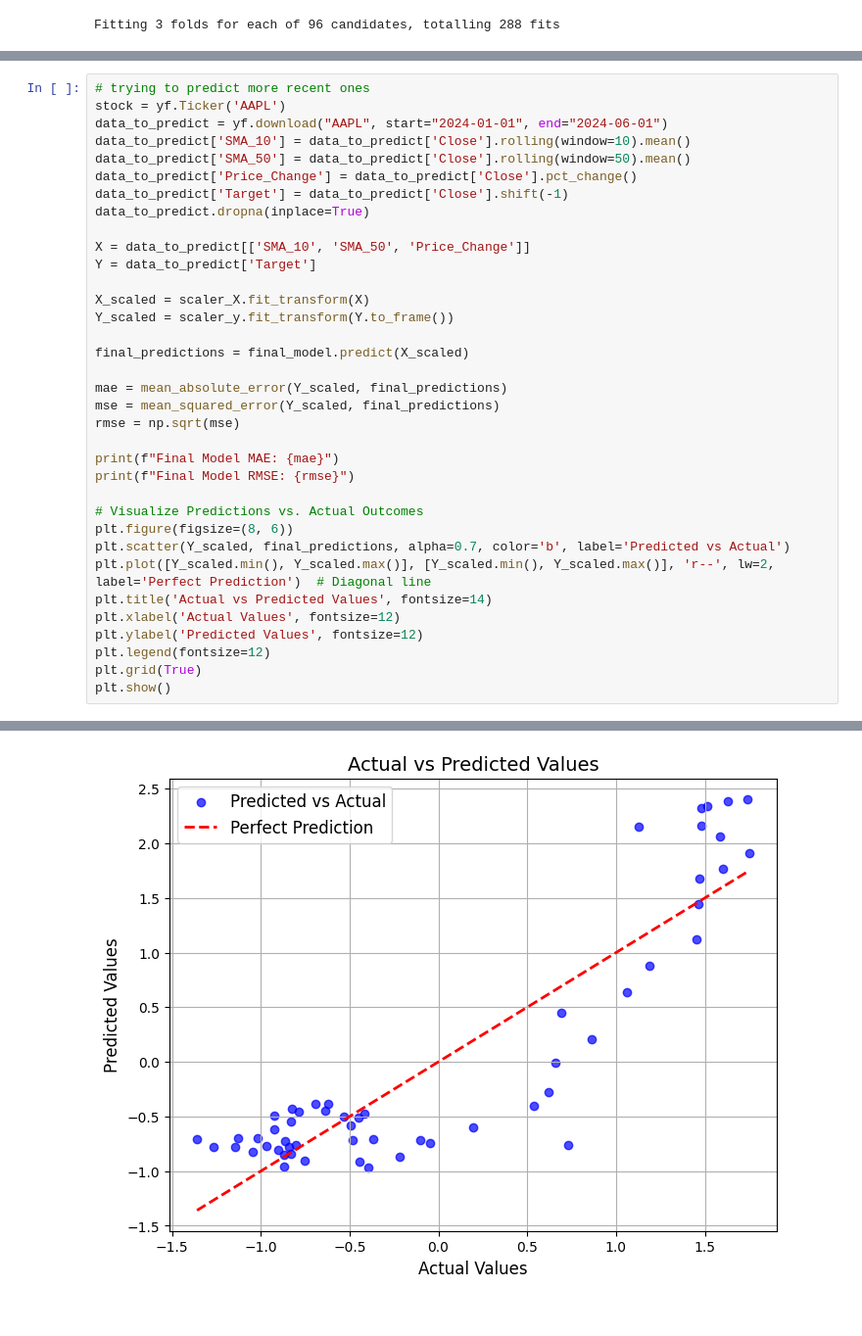
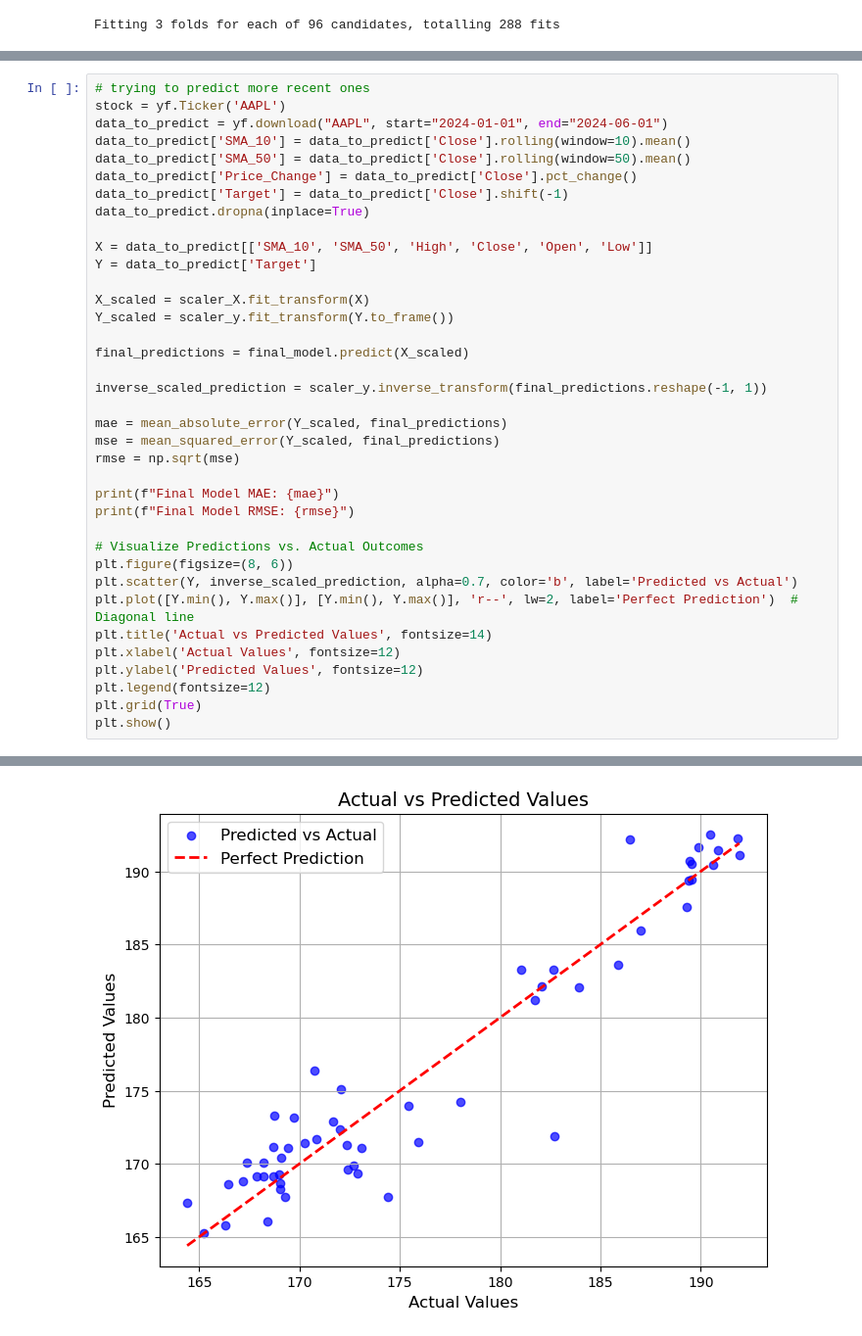
Before and after one commit to KERPalmer/university_final_year_project, a Jupyter notebook: supportVectorMachines.ipynb, the cells around one changed output, grey strips where cells are left out. Shown: that part at 98% size. Cells and saved outputs as stored; diff of their text form.

Commit message:
added inverse scaled vector machines output

```diff
--- a/supportVectorMachines.ipynb
+++ b/supportVectorMachines.ipynb
@@ -159,13 +143,15 @@ data_to_predict['Price_Change'] = data_to_predict['Close'].pct_change()
 data_to_predict['Target'] = data_to_predict['Close'].shift(-1)
 data_to_predict.dropna(inplace=True)
 
-X = data_to_predict[['SMA_10', 'SMA_50', 'Price_Change']]
+X = data_to_predict[['SMA_10', 'SMA_50', 'High', 'Close', 'Open', 'Low']]
 Y = data_to_predict['Target']
 
 X_scaled = scaler_X.fit_transform(X)
 Y_scaled = scaler_y.fit_transform(Y.to_frame())
 
 final_predictions = final_model.predict(X_scaled)
+
+inverse_scaled_prediction = scaler_y.inverse_transform(final_predictions.reshape(-1, 1))
 
 mae = mean_absolute_error(Y_scaled, final_predictions)
 mse = mean_squared_error(Y_scaled, final_predictions)
@@ -176,8 +162,8 @@ print(f"Final Model RMSE: {rmse}")
 
 # Visualize Predictions vs. Actual Outcomes
 plt.figure(figsize=(8, 6))
-plt.scatter(Y_scaled, final_predictions, alpha=0.7, color='b', label='Predicted vs Actual')
-plt.plot([Y_scaled.min(), Y_scaled.max()], [Y_scaled.min(), Y_scaled.max()], 'r--', lw=2, label='Perfect Prediction')  # Diagonal line
+plt.scatter(Y, inverse_scaled_prediction, alpha=0.7, color='b', label='Predicted vs Actual')
+plt.plot([Y.min(), Y.max()], [Y.min(), Y.max()], 'r--', lw=2, label='Perfect Prediction')  # Diagonal line
 plt.title('Actual vs Predicted Values', fontsize=14)
 plt.xlabel('Actual Values', fontsize=12)
 plt.ylabel('Predicted Values', fontsize=12)
@@ -191 +177 @@ Final Model RMSE: 0.5076350491363062
-[figure, old version]
+[figure, new version]
```
Also changed, not shown: parts of 5 cells of this notebook, 2 other files.
